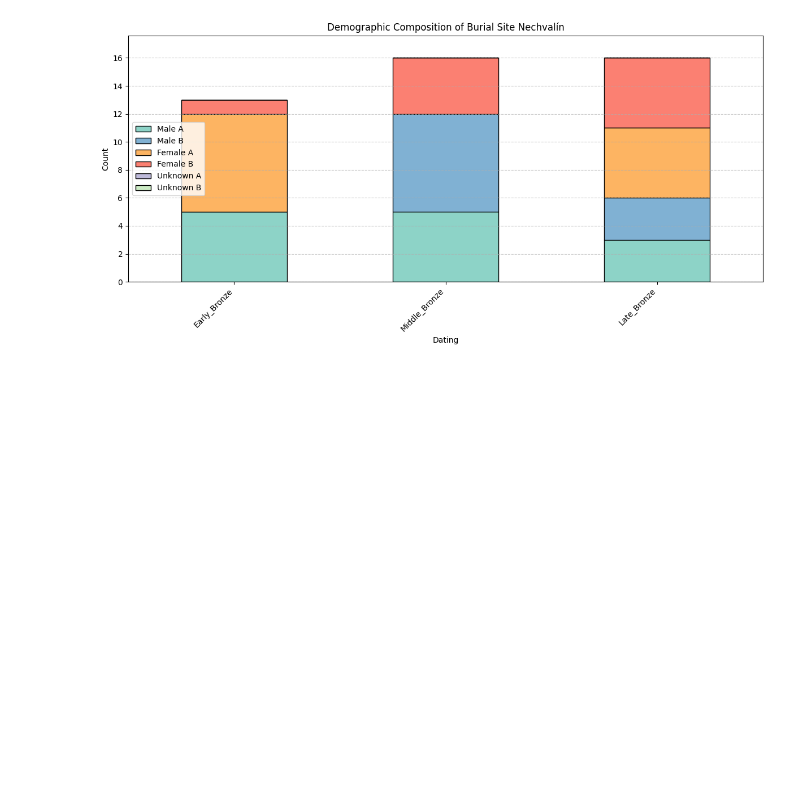
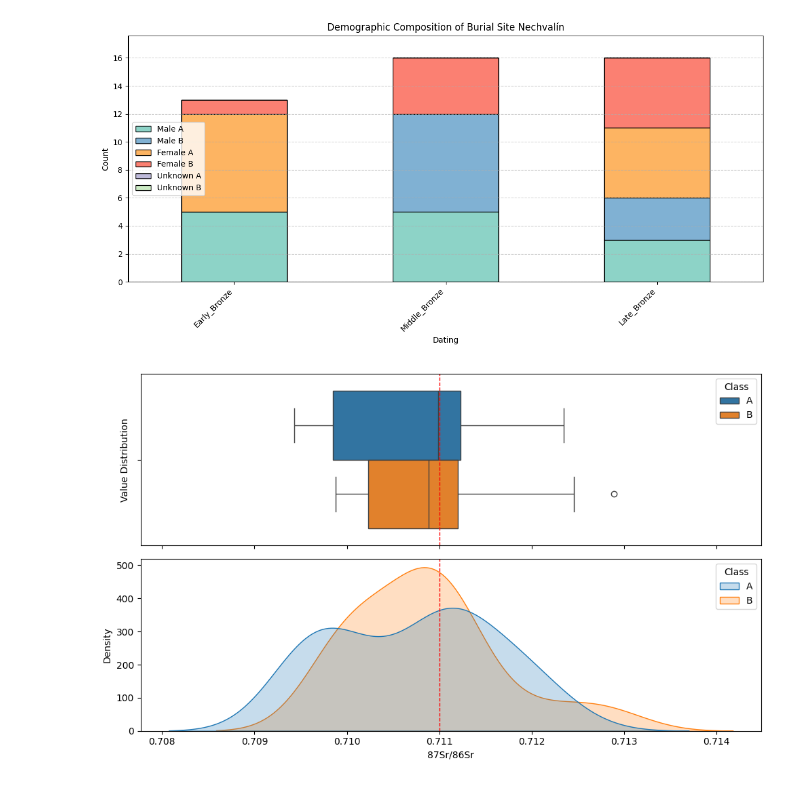
Before and after one commit to estebanix/Plots-and-Stats, a Jupyter notebook: base.ipynb, the cells around one changed output. Drawn from its saved outputs; the diff is of its cells as text; code cells hidden in the pictures; blank space fills up the shorter version.

Commit message:
variable distribution plot

```diff
--- a/base.ipynb
+++ b/base.ipynb
@@ -18,3 +19,7 @@ dating_order = ["Early_Bronze", "Middle_Bronze", "Late_Bronze"]
 plot_demographic_composition(df, dating_order)
 # %% [output]
 [figure]
+# %%
+variable_distribution(df, variable="87Sr/86Sr", hue_dif="Class", ax_value=0.711)
+# %% [output]
+[figure, added]
```
Also changed, not shown: parts of 1 cell of this notebook, 2 other files.
